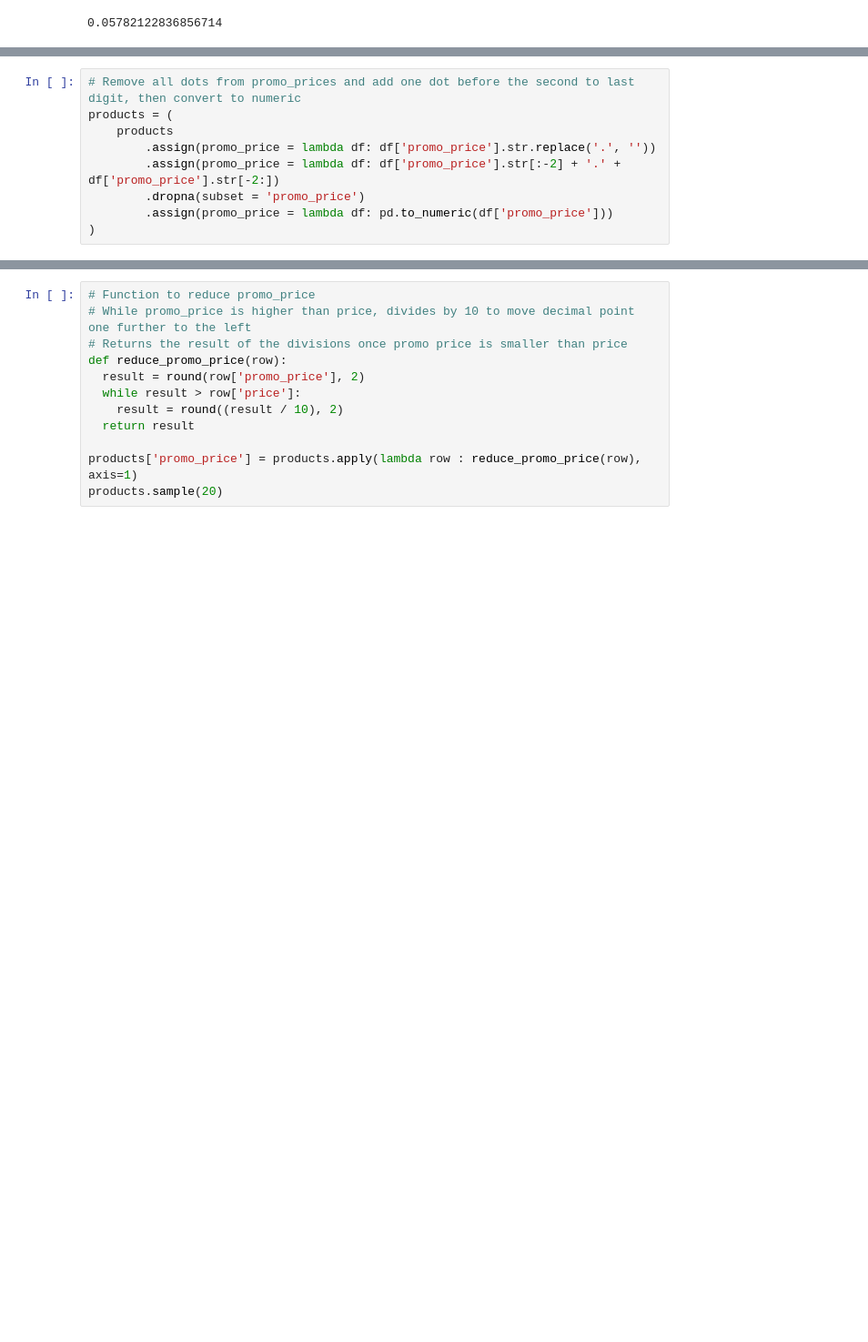
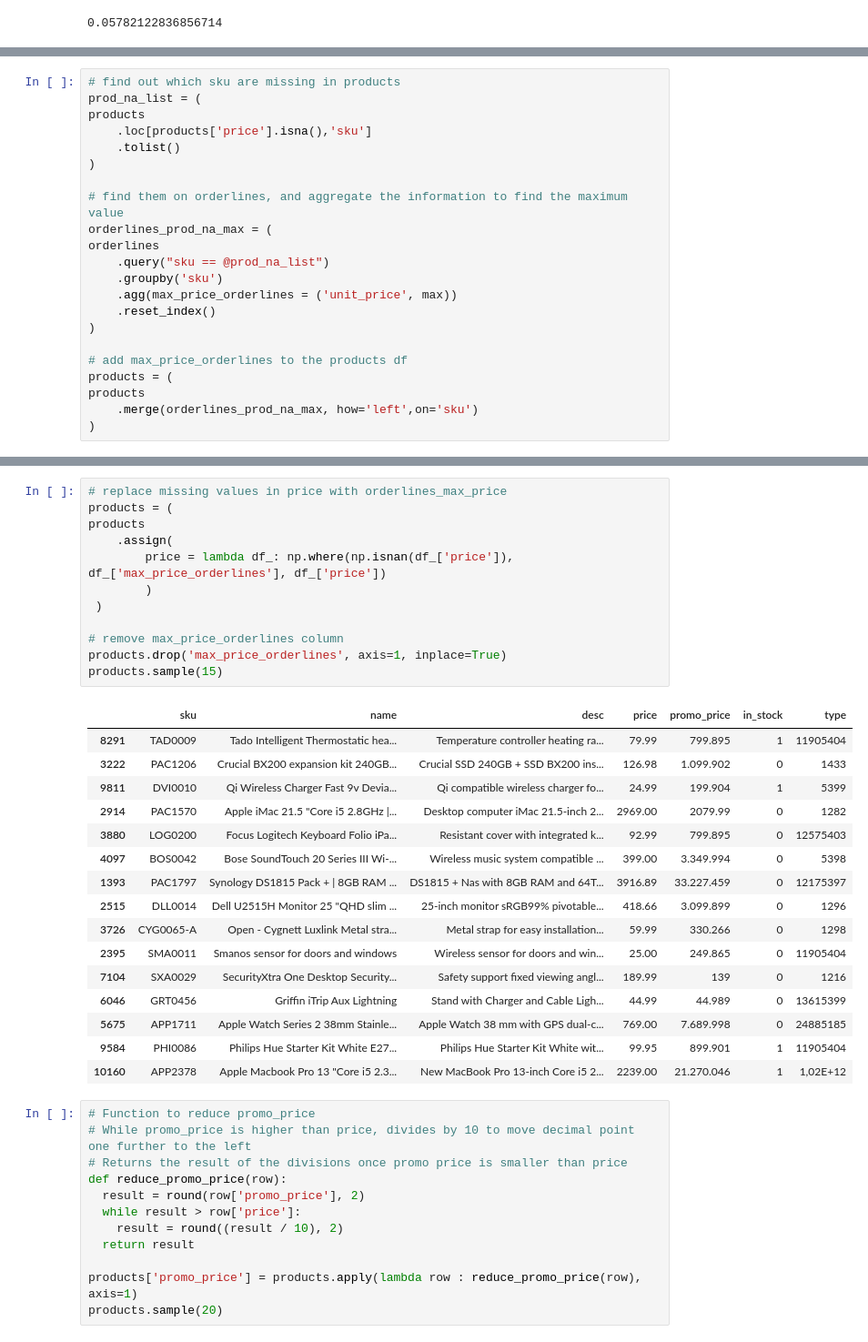
Before and after one commit to tobiasaurer/python-eniac-dataprocessing, a Jupyter notebook: data_exploration.ipynb, the cells around one changed output, grey strips where cells are left out. Shown: that part at 91% size. Saved outputs shown, nothing was run; the diff lists cells and outputs as text; blank space fills up the shorter version.

Commit message:
add filling of na in price

```diff
--- a/data_exploration.ipynb
+++ b/data_exploration.ipynb
@@ -389,9 +328,22 @@ products = (
-# %%
-# Remove all dots from promo_prices and add one dot before the second to last digit, then convert to numeric
-products = (
-    products
-        .assign(promo_price = lambda df: df['promo_price'].str.replace('.', ''))
-        .assign(promo_price = lambda df: df['promo_price'].str[:-2] + '.' + df['promo_price'].str[-2:])
-        .dropna(subset = 'promo_price')
-        .assign(promo_price = lambda df: pd.to_numeric(df['promo_price']))
-)
+# %%
+# find out which sku are missing in products
+prod_na_list = (
+products
+    .loc[products['price'].isna(),'sku']
+    .tolist()
+)
+
+# find them on orderlines, and aggregate the information to find the maximum value
+orderlines_prod_na_max = (
+orderlines
+    .query("sku == @prod_na_list")
+    .groupby('sku')
+    .agg(max_price_orderlines = ('unit_price', max))
+    .reset_index()
+)
+
+# add max_price_orderlines to the products df
+products = (
+products
+    .merge(orderlines_prod_na_max, how='left',on='sku')
+)
@@ -398,3 +362,32 @@ products = (
+# %%
+# replace missing values in price with orderlines_max_price
+products = (
+products
+    .assign(
+        price = lambda df_: np.where(np.isnan(df_['price']), df_['max_price_orderlines'], df_['price'])
+        )
+ )
+
+# remove max_price_orderlines column
+products.drop('max_price_orderlines', axis=1, inplace=True)
+products.sample(15)
+# %% [output]
+|  | sku | name | desc | price | promo_price | in_stock | type |
+| 8291 | TAD0009 | Tado Intelligent Thermostatic hea... | Temperature controller heating ra... | 79.99 | 799.895 | 1 | 11905404 |
+| 3222 | PAC1206 | Crucial BX200 expansion kit 240GB... | Crucial SSD 240GB + SSD BX200 ins... | 126.98 | 1.099.902 | 0 | 1433 |
+| 9811 | DVI0010 | Qi Wireless Charger Fast 9v Devia... | Qi compatible wireless charger fo... | 24.99 | 199.904 | 1 | 5399 |
+| 2914 | PAC1570 | Apple iMac 21.5 "Core i5 2.8GHz |... | Desktop computer iMac 21.5-inch 2... | 2969.00 | 2079.99 | 0 | 1282 |
+| 3880 | LOG0200 | Focus Logitech Keyboard Folio iPa... | Resistant cover with integrated k... | 92.99 | 799.895 | 0 | 12575403 |
+| 4097 | BOS0042 | Bose SoundTouch 20 Series III Wi-... | Wireless music system compatible ... | 399.00 | 3.349.994 | 0 | 5398 |
+| 1393 | PAC1797 | Synology DS1815 Pack + | 8GB RAM ... | DS1815 + Nas with 8GB RAM and 64T... | 3916.89 | 33.227.459 | 0 | 12175397 |
+| 2515 | DLL0014 | Dell U2515H Monitor 25 "QHD slim ... | 25-inch monitor sRGB99% pivotable... | 418.66 | 3.099.899 | 0 | 1296 |
+| 3726 | CYG0065-A | Open - Cygnett Luxlink Metal stra... | Metal strap for easy installation... | 59.99 | 330.266 | 0 | 1298 |
+| 2395 | SMA0011 | Smanos sensor for doors and windows | Wireless sensor for doors and win... | 25.00 | 249.865 | 0 | 11905404 |
+| 7104 | SXA0029 | SecurityXtra One Desktop Security... | Safety support fixed viewing angl... | 189.99 | 139 | 0 | 1216 |
+| 6046 | GRT0456 | Griffin iTrip Aux Lightning | Stand with Charger and Cable Ligh... | 44.99 | 44.989 | 0 | 13615399 |
+| 5675 | APP1711 | Apple Watch Series 2 38mm Stainle... | Apple Watch 38 mm with GPS dual-c... | 769.00 | 7.689.998 | 0 | 24885185 |
+| 9584 | PHI0086 | Philips Hue Starter Kit White E27... | Philips Hue Starter Kit White wit... | 99.95 | 899.901 | 1 | 11905404 |
+| 10160 | APP2378 | Apple Macbook Pro 13 "Core i5 2.3... | New MacBook Pro 13-inch Core i5 2... | 2239.00 | 21.270.046 | 1 | 1,02E+12 |
 # %%
 # Function to reduce promo_price
 # While promo_price is higher than price, divides by 10 to move decimal point one further to the left
```
Also changed, not shown: parts of 4 cells of this notebook.
